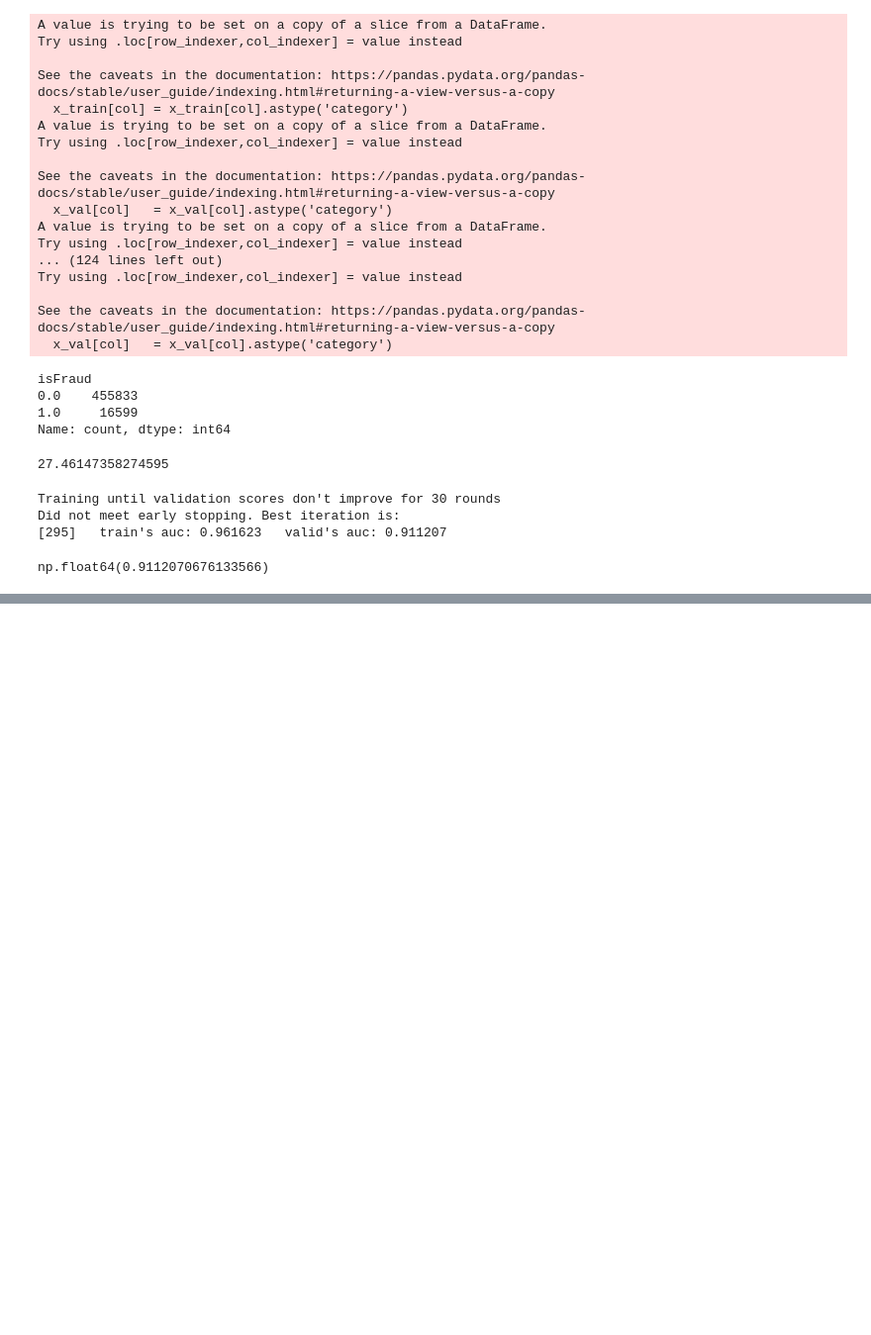
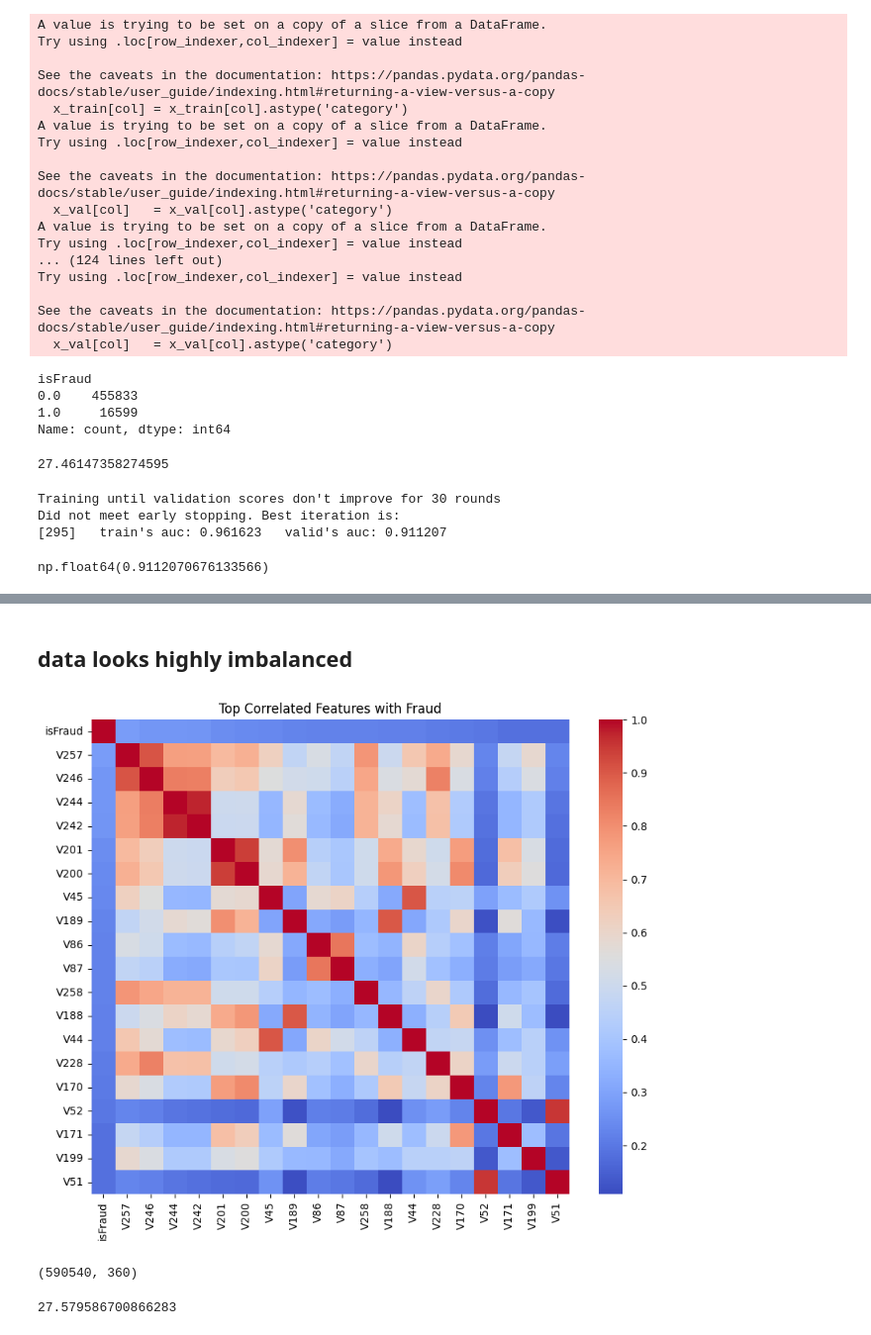
Before and after one commit to rahulkhawashi/IEEE-CIS-Fraud-Detection, a Jupyter notebook: ieee_cis_fraud_detection.ipynb, the cells around one changed output, grey strips where cells are left out. Shown at 99% size. Saved outputs shown, nothing was run; the diff lists cells and outputs as text; code cells hidden in the pictures; blank space fills up the shorter version.

```diff
--- a/ieee_cis_fraud_detection.ipynb
+++ b/ieee_cis_fraud_detection.ipynb
@@ -398,0 +622,24 @@ np.float64(0.9112070676133566)
+# %% [markdown]
+## data looks highly imbalanced
+# %%
+import seaborn as sns
+
+top_corr = train[num_cols].corr()['isFraud'].abs().sort_values(ascending=False).head(20).index
+
+plt.figure(figsize=(10,8))
+sns.heatmap(train[top_corr].corr(), cmap="coolwarm")
+plt.title("Top Correlated Features with Fraud")
+plt.show()
+# %% [output]
+[figure, added]
+# %%
+train.shape
+# %% [output]
+(590540, 360)
+# %%
+fraud_ratio = train['isFraud'].mean()
+scale_pos_weight = (1 - fraud_ratio) / fraud_ratio
+
+print(scale_pos_weight)
+# %% [output]
+27.579586700866283
```
Also changed, not shown: parts of 34 cells of this notebook.
